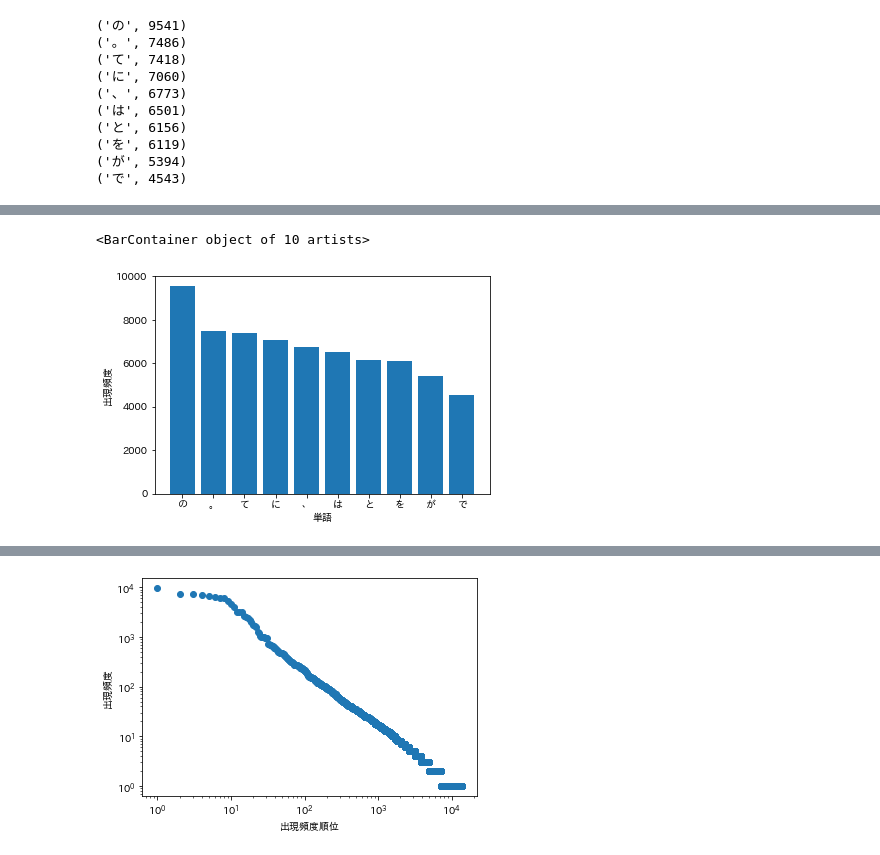
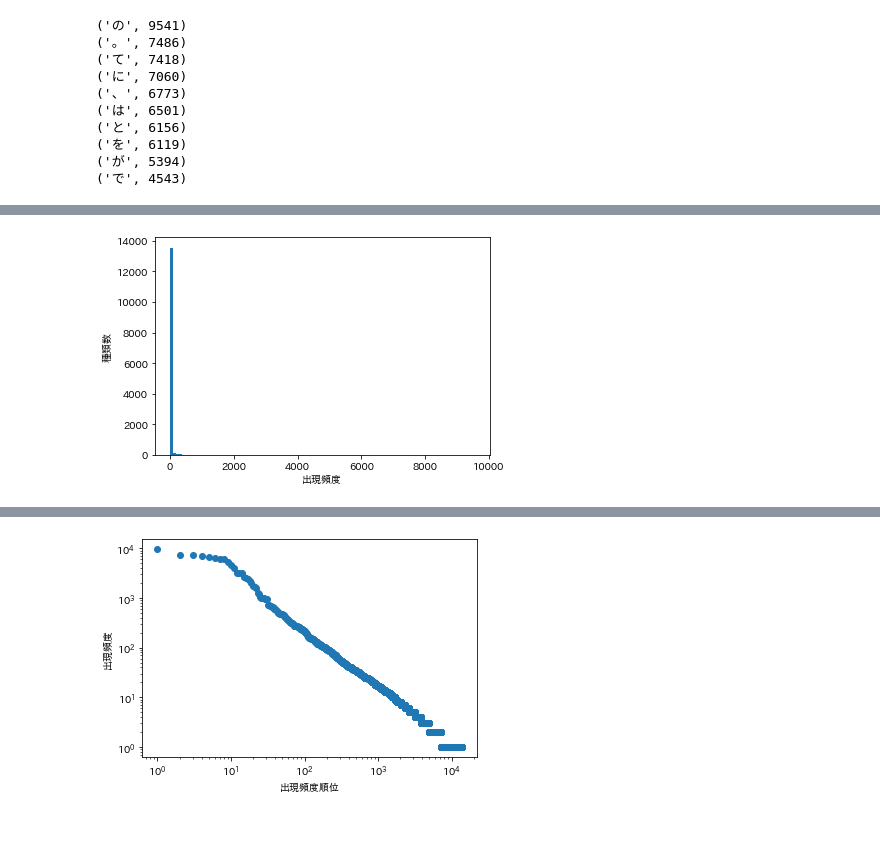
Before and after one commit to 11horry33/nlp100, a Jupyter notebook: nlp100_4章.ipynb, the cells around one changed output, grey strips where cells are left out. Cells and saved outputs as stored; diff of their text form; code cells hidden in the pictures; blank space fills up the shorter version.

```diff
--- a/nlp100_4章.ipynb
+++ b/nlp100_4章.ipynb
@@ -151,14 +147,15 @@ from collections import Counter
 
 #表層系を抽出
 words = []
-for word in seg_list:
-    words.append(word['surface'])
+for sentence in sentence_list:
+    for morpheme in sentence:
+        words.append(morpheme['surface'])
 
 #上位10単語を出力
-word_cnt = Counter(words)
-word_cnt_sort = word_cnt.most_common()
+words_cnt = Counter(words)
+words_cnt_sort = words_cnt.most_common()
 for i in range(10):
-  print(word_cnt_sort[i])
+    print(words_cnt_sort[i])
 # %% [output]
 ('の', 9541)
 ('。', 7486)
@@ -173,28 +226,21 @@ for i in range(10):
 # %%
-#36. 頻度上位10語
+#38. ヒストグラム
 
 from collections import Counter
 import matplotlib.pyplot as plt
 
 #表層系を抽出
 words = []
-for word in seg_list:
-    words.append(word['surface'])
+for sentence in sentence_list:
+    for morpheme in sentence:
+        words.append(morpheme['surface'])
 
-#単語の集計＋並び替え
-word_cnt = Counter(words)
-word_cnt_sort = word_cnt.most_common()
+#単語の集計
+words_cnt = Counter(words)
 
-#上位10単語をプロット
-x = []
-height = []
-for i in word_cnt_sort[:10]:
-  x.append(i[0])
-  height.append(i[1])
-
-plt.xlabel('単語')
-plt.ylabel('出現頻度')
-plt.bar(x, height)
+plt.xlabel('出現頻度')
+plt.ylabel('種類数')
+plt.hist(words_cnt.values(), bins=100)
+plt.show()
 # %% [output]
-<BarContainer object of 10 artists>
-[figure, old version]
+[figure, new version]
```
Also changed, not shown: parts of 12 cells of this notebook.
